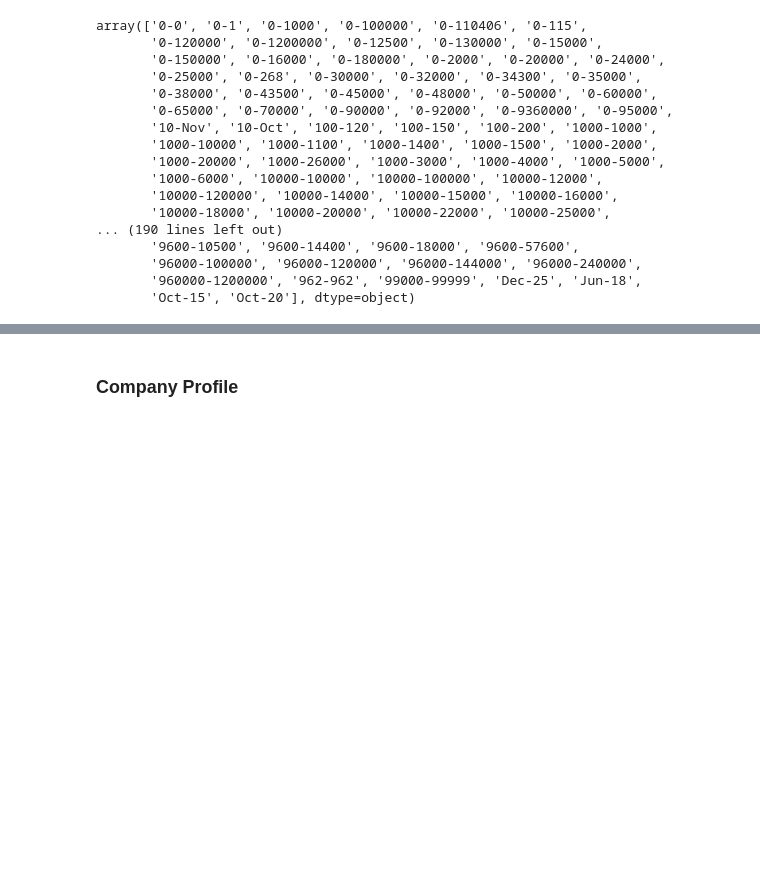
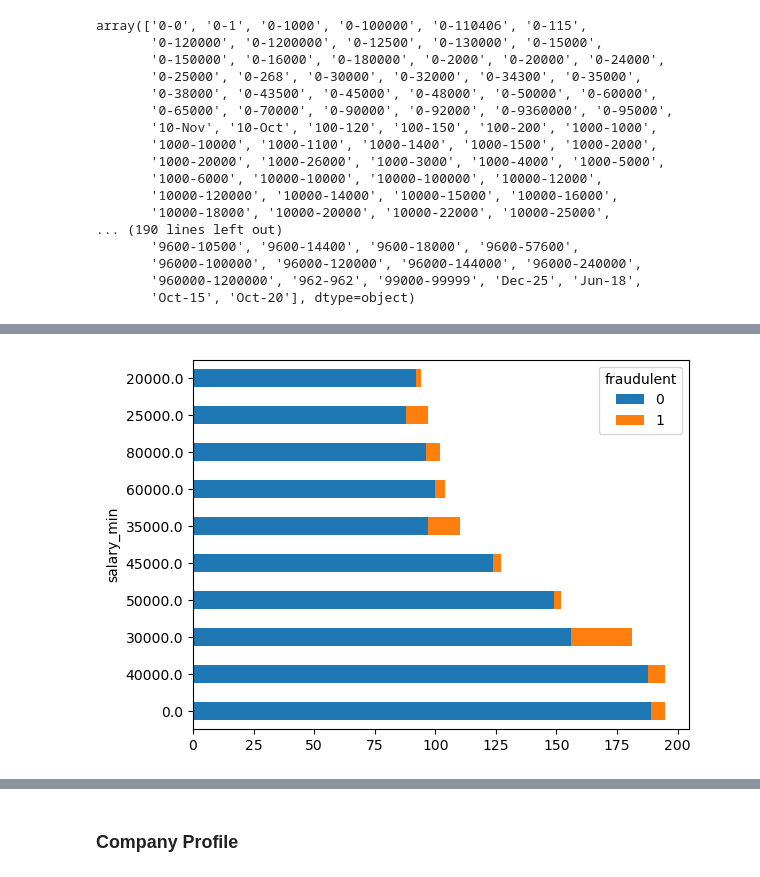
Before and after one commit to jebamania/group-project-2, a Jupyter notebook: Data Extract, Clean, Transform.ipynb, the cells around one changed output, grey strips where cells are left out. Saved outputs shown, nothing was run; the diff lists cells and outputs as text; code cells hidden in the pictures; blank space fills up the shorter version.

```diff
--- a/Data Extract, Clean, Transform.ipynb
+++ b/Data Extract, Clean, Transform.ipynb
@@ -252,3 +369,8 @@ array(['0-0', '0-1', '0-1000', '0-100000', '0-110406', '0-115',
        '96000-100000', '96000-120000', '96000-144000', '96000-240000',
        '960000-1200000', '962-962', '99000-99999', 'Dec-25', 'Jun-18',
        'Oct-15', 'Oct-20'], dtype=object)
+# %%
+# analyze expansion to salary min & max; fill to evaluate impact
+fill_salary_df = original_df.copy()
+fill_salary_df["salary_range"] = fill_salary_df["salary_range"].fillna("")
+expand_salary_df = transform.expand_salary_range(fill_salary_df)
@@ -254,0 +397,7 @@ array(['0-0', '0-1', '0-1000', '0-100000', '0-110406', '0-115',
+# %%
+# filter out -1 counts due to significant proportion
+plot_col_fraudulent(
+    expand_salary_df[expand_salary_df["salary_min"] != -1], "salary_min"
+)
+# %% [output]
+[figure, added]
```
Also changed, not shown: parts of 56 cells of this notebook, 3 other files.
